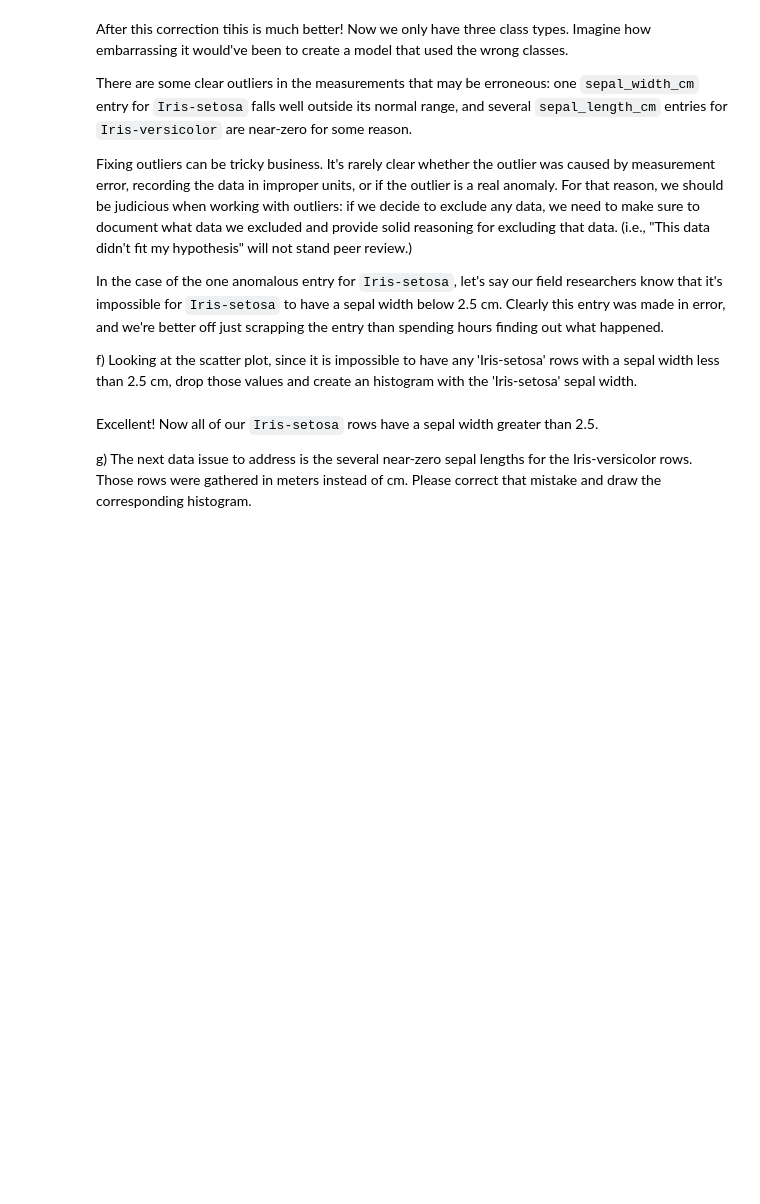
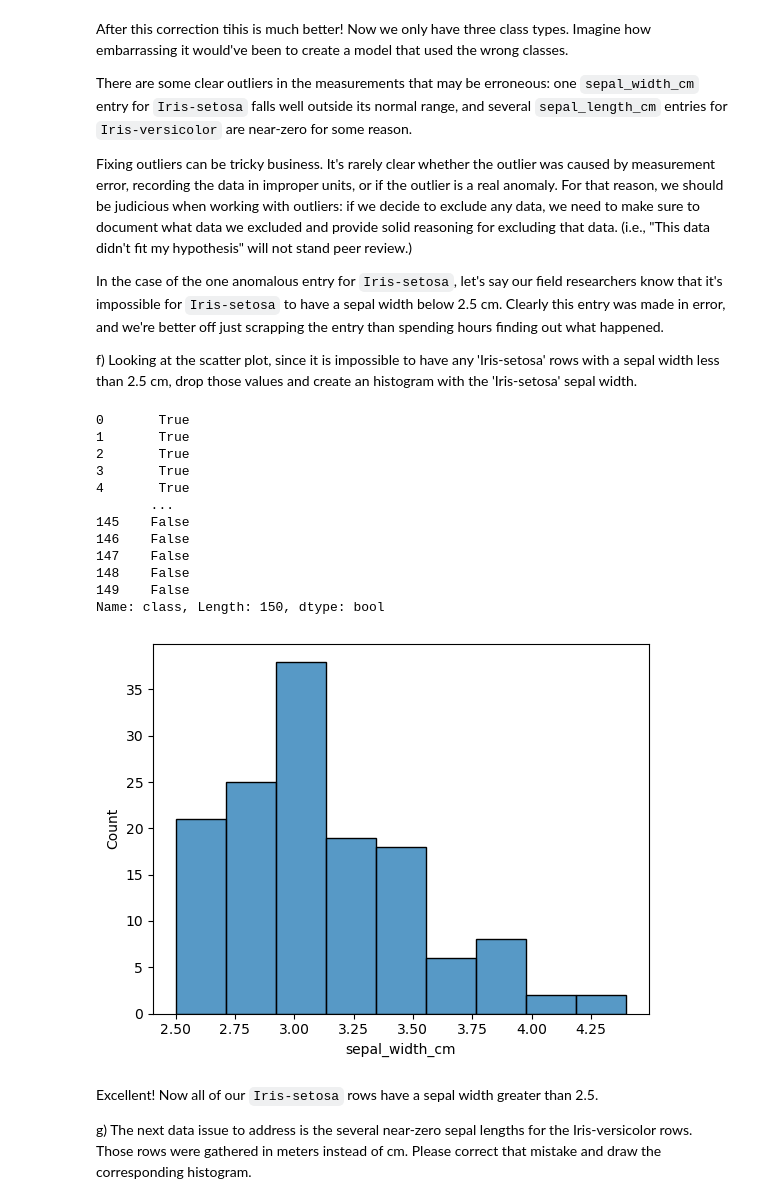
Before and after one commit to Eduartico/IA, a Jupyter notebook: TPs/TP5 - Supervised Learning.ipynb, the cells around one changed output. Drawn from its saved outputs; the diff is of its cells as text; code cells hidden in the pictures; blank space fills up the shorter version.

```diff
--- a/TPs/TP5 - Supervised Learning.ipynb
+++ b/TPs/TP5 - Supervised Learning.ipynb
@@ -137,8 +137,22 @@ In the case of the one anomalous entry for `Iris-setosa`, let's say our field re
 f)	Looking at the scatter plot, since it is impossible to have any 'Iris-setosa' rows with a sepal width less than 2.5 cm, drop those values and create an histogram with the 'Iris-setosa' sepal width.
 # %%
 # This line drops any 'Iris-setosa' rows with a separal width less than 2.5 cm
-indexAge = iris_data[ (iris_data['sepal_width_cm'] < 2.5) & (iris_data['class'] == "Iris-setosa") ].index
-iris_data.drop(indexAge , inplace=True)
+indexAge = iris_data[ (iris_data['sepal_width_cm'] < 2.5)  ].index
+sb.histplot(data = iris_data.drop(iris_data[ iris_data['sepal_width_cm'] < 2.5  ].index), x='sepal_width_cm') and (iris_data['class'] == "Iris-setosa")
+# %% [output]
+0       True
+1       True
+2       True
+3       True
+4       True
+       ...
+145    False
+146    False
+147    False
+148    False
+149    False
+Name: class, Length: 150, dtype: bool
+[figure, added]
 # %% [markdown]
 Excellent! Now all of our `Iris-setosa` rows have a sepal width greater than 2.5.
 
```
Also changed, not shown: 5 other files.
